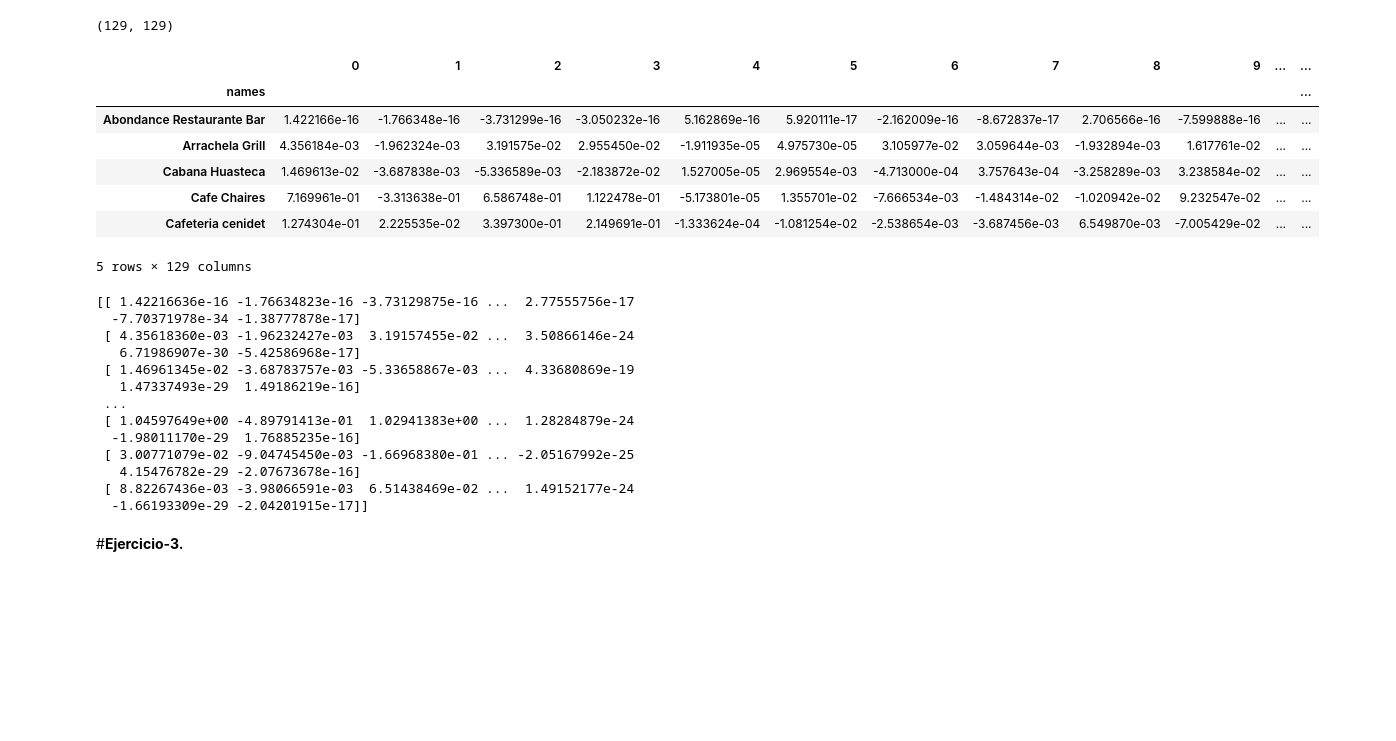
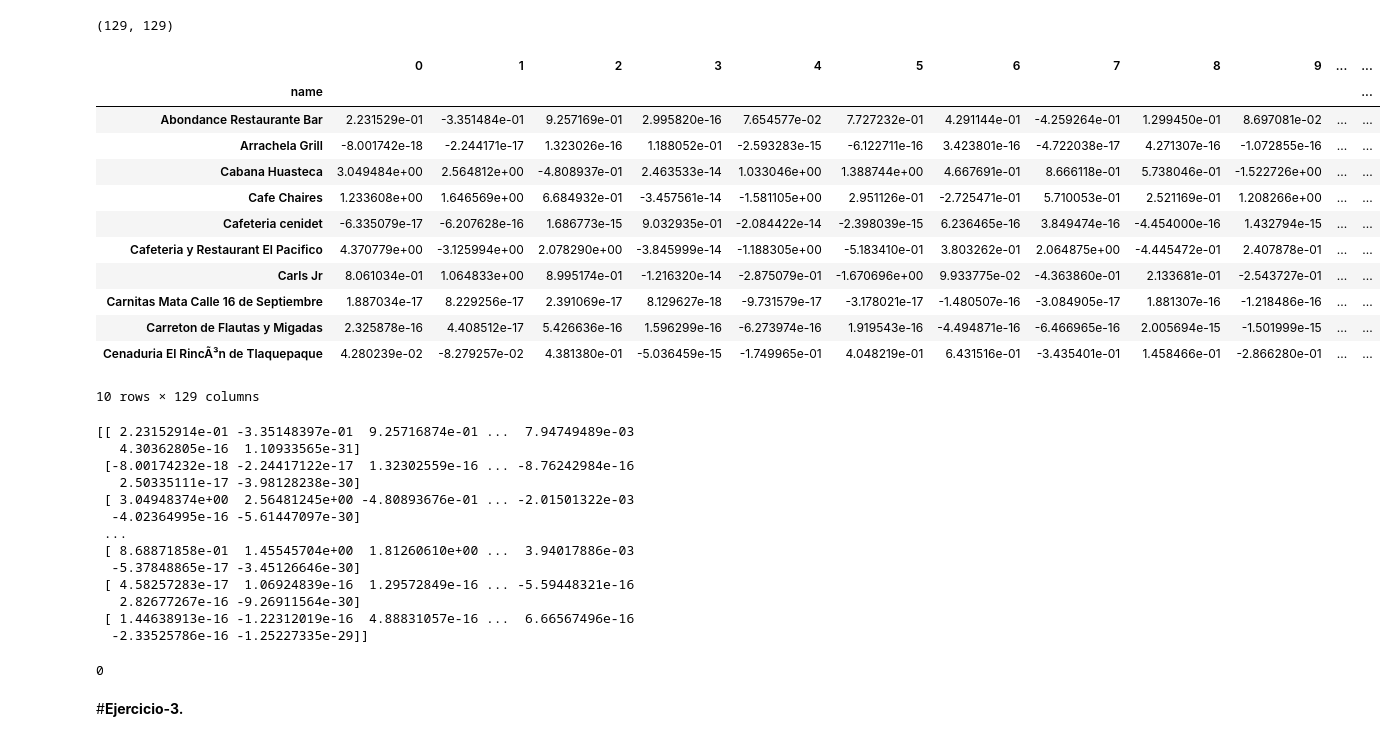
Before and after one commit to PosgradoMNA/IAAEquipo59, a Jupyter notebook: MNA_IAyAA_semana_10_Actividad_Daniel.ipynb, the cells around one changed output. Saved outputs shown, nothing was run; the diff lists cells and outputs as text; code cells hidden in the pictures; blank space fills up the shorter version.

Commit message:
fix: fixing NaN values due to merge issues

```diff
--- a/MNA_IAyAA_semana_10_Actividad_Daniel.ipynb
+++ b/MNA_IAyAA_semana_10_Actividad_Daniel.ipynb
@@ -28,8 +28,8 @@ from sklearn.decomposition import TruncatedSVD
 # %%
 ratings_url="https://raw.githubusercontent.com/PosgradoMNA/IAAEquipo59/main/rating_final.csv?token=GHSAT0AAAAAABW3GV3I5XETEVXZID5CG3D2Y34FGOQ"
 geoplaces_url="https://raw.githubusercontent.com/PosgradoMNA/IAAEquipo59/main/geoplaces2.csv?token=GHSAT0AAAAAABW3GV3I5XETEVXZID5CG3D2Y34FGOQ"
-df_ratings = pd.read_csv(ratings_url)
-df_geoplaces = pd.read_csv(geoplaces_url, encoding="latin-1")
+df_ratings = pd.read_csv(ratings_url, usecols = ["userID", "placeID", "rating"], encoding="latin-1")
+df_geoplaces = pd.read_csv(geoplaces_url, usecols = ["placeID", "name"], encoding="latin-1")
 print('ratings: ', df_ratings.shape)
 df_ratings.head()
 # %% [output]
@@ -55,10 +54,11 @@ geoplaces:  (130, 21)
 # %%
 # merge df_geoplaces into df_ratings using the placeID in order to obtain the name
-df = pd.DataFrame()
-df['users'] = df_ratings[['userID']]
-df['place_id'] = df_ratings[['placeID']]
-df['names'] = df_geoplaces.merge(df_ratings, on='placeID')[['name']]
-df['food_rating'] = df_ratings[['food_rating']]
+# df = pd.DataFrame()
+# df['users'] = df_ratings[['userID']]
+# df['place_id'] = df_ratings[['placeID']]
+# df['names'] = df_geoplaces.merge(df_ratings, on='placeID')[['name']]
+# df['food_rating'] = df_ratings[['food_rating']]
+df = pd.merge(df_ratings, df_geoplaces, on = "placeID")
 print(df.shape)
 
 df.head()
@@ -74,6 +74,8 @@ df.head()
 #**Ejercicio-2.**
 # %%
 # getting utility matrix using SVD
-UtMx = df.pivot_table(index='users', columns='names', values='food_rating', fill_value=0)
+UtMx = df.pivot_table(index='userID', columns='name', values='rating', fill_value=0)
+#validating Nan values
+# UtMx.isnull().sum().sum()
 UtMx.head(10)
 # %% [output]
@@ -109,33 +111,43 @@ result.shape
 # %%
 # saving results into a dataframe
 componentes = pd.DataFrame(result, index=X.index)
-componentes.head()
+componentes.head(10)
 # %% [output]
 |  | 0 | 1 | 2 | 3 | 4 | 5 | 6 | 7 | 8 | 9 | ... | ... |
-| names |  |  |  |  |  |  |  |  |  |  |  | ... |
-| Abondance Restaurante Bar | 1.422166e-16 | -1.766348e-16 | -3.731299e-16 | -3.050232e-16 | 5.162869e-16 | 5.920111e-17 | -2.162009e-16 | -8.672837e-17 | 2.706566e-16 | -7.599888e-16 | ... | ... |
-| Arrachela Grill | 4.356184e-03 | -1.962324e-03 | 3.191575e-02 | 2.955450e-02 | -1.911935e-05 | 4.975730e-05 | 3.105977e-02 | 3.059644e-03 | -1.932894e-03 | 1.617761e-02 | ... | ... |
-| Cabana Huasteca | 1.469613e-02 | -3.687838e-03 | -5.336589e-03 | -2.183872e-02 | 1.527005e-05 | 2.969554e-03 | -4.713000e-04 | 3.757643e-04 | -3.258289e-03 | 3.238584e-02 | ... | ... |
-| Cafe Chaires | 7.169961e-01 | -3.313638e-01 | 6.586748e-01 | 1.122478e-01 | -5.173801e-05 | 1.355701e-02 | -7.666534e-03 | -1.484314e-02 | -1.020942e-02 | 9.232547e-02 | ... | ... |
-| Cafeteria cenidet | 1.274304e-01 | 2.225535e-02 | 3.397300e-01 | 2.149691e-01 | -1.333624e-04 | -1.081254e-02 | -2.538654e-03 | -3.687456e-03 | 6.549870e-03 | -7.005429e-02 | ... | ... |
+| name |  |  |  |  |  |  |  |  |  |  |  | ... |
+| Abondance Restaurante Bar | 2.231529e-01 | -3.351484e-01 | 9.257169e-01 | 2.995820e-16 | 7.654577e-02 | 7.727232e-01 | 4.291144e-01 | -4.259264e-01 | 1.299450e-01 | 8.697081e-02 | ... | ... |
+| Arrachela Grill | -8.001742e-18 | -2.244171e-17 | 1.323026e-16 | 1.188052e-01 | -2.593283e-15 | -6.122711e-16 | 3.423801e-16 | -4.722038e-17 | 4.271307e-16 | -1.072855e-16 | ... | ... |
+| Cabana Huasteca | 3.049484e+00 | 2.564812e+00 | -4.808937e-01 | 2.463533e-14 | 1.033046e+00 | 1.388744e+00 | 4.667691e-01 | 8.666118e-01 | 5.738046e-01 | -1.522726e+00 | ... | ... |
+| Cafe Chaires | 1.233608e+00 | 1.646569e+00 | 6.684932e-01 | -3.457561e-14 | -1.581105e+00 | 2.951126e-01 | -2.725471e-01 | 5.710053e-01 | 2.521169e-01 | 1.208266e+00 | ... | ... |
+| Cafeteria cenidet | -6.335079e-17 | -6.207628e-16 | 1.686773e-15 | 9.032935e-01 | -2.084422e-14 | -2.398039e-15 | 6.236465e-16 | 3.849474e-16 | -4.454000e-16 | 1.432794e-15 | ... | ... |
+| Cafeteria y Restaurant El Pacifico | 4.370779e+00 | -3.125994e+00 | 2.078290e+00 | -3.845999e-14 | -1.188305e+00 | -5.183410e-01 | 3.803262e-01 | 2.064875e+00 | -4.445472e-01 | 2.407878e-01 | ... | ... |
+| Carls Jr | 8.061034e-01 | 1.064833e+00 | 8.995174e-01 | -1.216320e-14 | -2.875079e-01 | -1.670696e+00 | 9.933775e-02 | -4.363860e-01 | 2.133681e-01 | -2.543727e-01 | ... | ... |
+| Carnitas Mata Calle 16 de Septiembre | 1.887034e-17 | 8.229256e-17 | 2.391069e-17 | 8.129627e-18 | -9.731579e-17 | -3.178021e-17 | -1.480507e-16 | -3.084905e-17 | 1.881307e-16 | -1.218486e-16 | ... | ... |
+| Carreton de Flautas y Migadas | 2.325878e-16 | 4.408512e-17 | 5.426636e-16 | 1.596299e-16 | -6.273974e-16 | 1.919543e-16 | -4.494871e-16 | -6.466965e-16 | 2.005694e-15 | -1.501999e-15 | ... | ... |
+| Cenaduria El RincÃ³n de Tlaquepaque | 4.280239e-02 | -8.279257e-02 | 4.381380e-01 | -5.036459e-15 | -1.749965e-01 | 4.048219e-01 | 6.431516e-01 | -3.435401e-01 | 1.458466e-01 | -2.866280e-01 | ... | ... |
-5 rows × 129 columns
+10 rows × 129 columns
-# %%
-# Valores singulares
-print(result)
-# %% [output]
-[[ 1.42216636e-16 -1.76634823e-16 -3.73129875e-16 ...  2.77555756e-17
-  -7.70371978e-34 -1.38777878e-17]
- [ 4.35618360e-03 -1.96232427e-03  3.19157455e-02 ...  3.50866146e-24
-   6.71986907e-30 -5.42586968e-17]
- [ 1.46961345e-02 -3.68783757e-03 -5.33658867e-03 ...  4.33680869e-19
-   1.47337493e-29  1.49186219e-16]
- ...
- [ 1.04597649e+00 -4.89791413e-01  1.02941383e+00 ...  1.28284879e-24
-  -1.98011170e-29  1.76885235e-16]
- [ 3.00771079e-02 -9.04745450e-03 -1.66968380e-01 ... -2.05167992e-25
-   4.15476782e-29 -2.07673678e-16]
- [ 8.82267436e-03 -3.98066591e-03  6.51438469e-02 ...  1.49152177e-24
-  -1.66193309e-29 -2.04201915e-17]]
+# %%
+# singular values
+#result = SVD.singular_values_
+print(result)
+
+# check if results contains NaN values
+componentes.isnull().sum().sum()
+# %% [output]
+[[ 2.23152914e-01 -3.35148397e-01  9.25716874e-01 ...  7.94749489e-03
+   4.30362805e-16  1.10933565e-31]
+ [-8.00174232e-18 -2.24417122e-17  1.32302559e-16 ... -8.76242984e-16
+   2.50335111e-17 -3.98128238e-30]
+ [ 3.04948374e+00  2.56481245e+00 -4.80893676e-01 ... -2.01501322e-03
+  -4.02364995e-16 -5.61447097e-30]
+ ...
+ [ 8.68871858e-01  1.45545704e+00  1.81260610e+00 ...  3.94017886e-03
+  -5.37848865e-17 -3.45126646e-30]
+ [ 4.58257283e-17  1.06924839e-16  1.29572849e-16 ... -5.59448321e-16
+   2.82677267e-16 -9.26911564e-30]
+ [ 1.44638913e-16 -1.22312019e-16  4.88831057e-16 ...  6.66567496e-16
+  -2.33525786e-16 -1.25227335e-29]]
+0
 # %% [markdown]
 #**Ejercicio-3.**
 # %%
```
Also changed, not shown: parts of 17 cells of this notebook.
